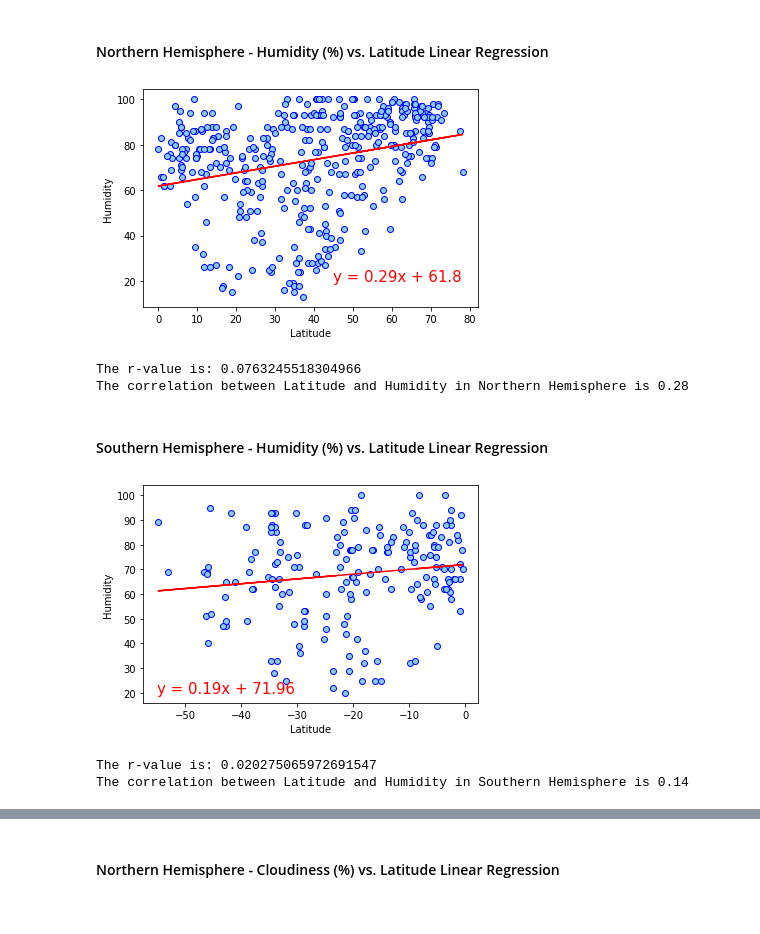
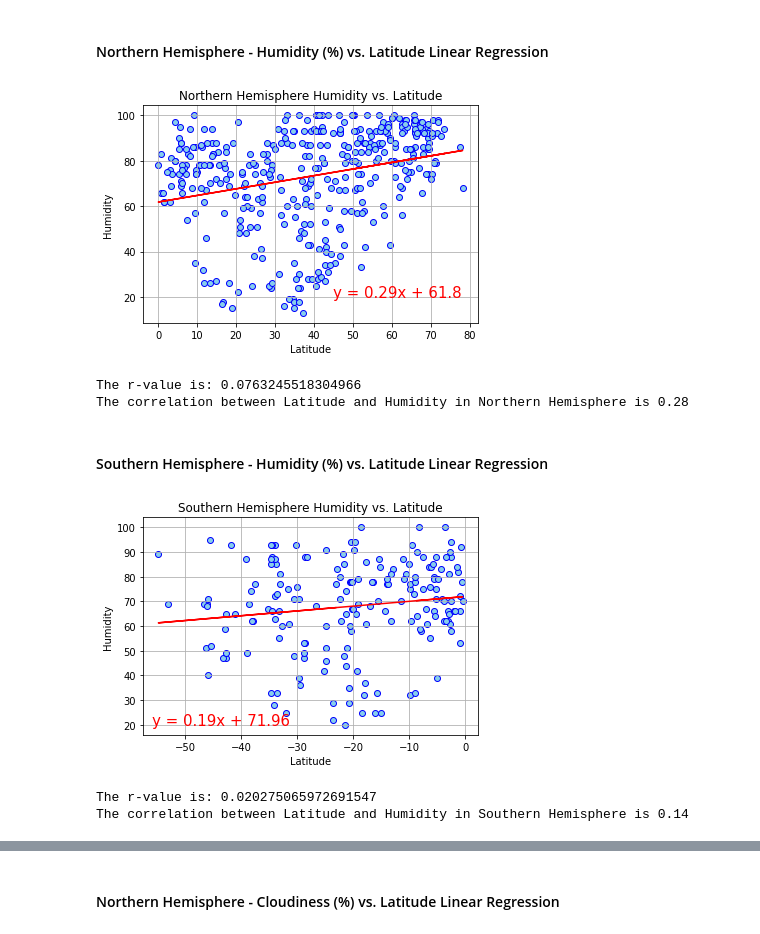
Before and after one commit to fereshtehaghaei/Python-API-Challenge, a Jupyter notebook: WeatherPy/WeatherPy.ipynb, the cells around one changed output, grey strips where cells are left out. Saved outputs shown, nothing was run; the diff lists cells and outputs as text; code cells hidden in the pictures.

```diff
--- a/WeatherPy/WeatherPy.ipynb
+++ b/WeatherPy/WeatherPy.ipynb
@@ -356,8 +356,8 @@ plt.show()
 ## Northern & Southern Hemisphere DataFrame
 # %%
 # Create Northern and Southern Hemisphere DataFrames
-northern_hemisphere = weather_data.loc[weather_data["Lat"] > 0]
-southern_hemisphere = weather_data.loc[weather_data["Lat"] < 0]
+northern_hemisphere = weather_data.loc[weather_data["Lat"] >= 0]
+southern_hemisphere = weather_data.loc[weather_data["Lat"] <= 0]
 
 #northern_hemisphere.head()
 #southern_hemisphere.head()
@@ -455,65 +457,67 @@ The correlation between Latitude and Max Temperature in Southern Hemisphere is 0
 # %% [markdown]
 ####  Northern Hemisphere - Humidity (%) vs. Latitude Linear Regression
 # %%
+# Create new x and y values for Northern Hemisphere
+x_values = northern_hemisphere['Lat']
+y_values = northern_hemisphere['Humidity']
+
 # Perform a linear regression on Northern Hemisphere Humidity(%) vs. Latitude
 (slope, intercept, rvalue, pvalue, stderr) = stats.linregress(x_values,y_values)
 
 # Get regression values:create equation of line to calculate Humidity vs. Latitude
 regress_values = x_values * slope + intercept
 
-
-# Create new x and y values for Northern Hemisphere
-x_values = northern_hemisphere['Lat']
-y_values = northern_hemisphere['Humidity']
-
 #Create a Scatter Plot for Lattitude vs Humidity of City
 plt.scatter(x_values,y_values, alpha = 1, marker = 'o', facecolors = 'skyblue', edgecolors ='blue')
 plt.xlabel("Latitude")
 plt.ylabel("Humidity")
+plt.title('Northern Hemisphere Humidity vs. Latitude')
+plt.grid(True)
 
 # Regression line on graph
 plt.plot(x_values, regress_values,"-", color='red')
 
 # linear equation
 line_eq = "y = " + str(round(slope,2)) + "x + " + str(round(intercept,2))
 
 # printing leaner equation on graph
 plt.annotate(line_eq,(45,20),fontsize=15,color="red")
 
 
 # Save the figure
 plt.savefig("../Images/Northern_Hem_Lat_vs_Humid_Scatterplot.png")
 
 # Display Graph
 plt.show()
 
 # R-Value
 print(f"The r-value is: {rvalue**2}")
 
 # Calculate the correlation coefficient
 print(f"The correlation between Latitude and Humidity in Northern Hemisphere is {round(st.pearsonr(x_values,y_values)[0],2)}")
 # %% [output]
-[figure, old version]
+[figure, new version]
 The r-value is: 0.0763245518304966
 The correlation between Latitude and Humidity in Northern Hemisphere is 0.28
 # %% [markdown]
 ####  Southern Hemisphere - Humidity (%) vs. Latitude Linear Regression
 # %%
+# Create new x and y values for Southern Hemisphere
+x_values = southern_hemisphere['Lat']
+y_values = southern_hemisphere['Humidity']
+
 # Perform a linear regression on Southern Hemisphere Humidity(%) vs. Latitude
 (slope, intercept, rvalue, pvalue, stderr) = stats.linregress(x_values,y_values)
 
 # Get regression values:create equation of line to calculate Humidity vs. Latitude
 regress_values = x_values * slope + intercept
 
-
-# Create new x and y values for Southern Hemisphere
-x_values = southern_hemisphere['Lat']
-y_values = southern_hemisphere['Humidity']
-
 #Create a Scatter Plot for Lattitude vs Humidity of City
 plt.scatter(x_values,y_values, alpha = 1, marker = 'o', facecolors = 'skyblue', edgecolors ='blue')
 plt.xlabel("Latitude")
 plt.ylabel("Humidity")
+plt.title('Southern Hemisphere Humidity vs. Latitude')
+plt.grid(True)
 
 # Regression line on graph
 plt.plot(x_values, regress_values,"-", color='red')
@@ -522,7 +526,7 @@ plt.plot(x_values, regress_values,"-", color='red')
 line_eq = "y = " + str(round(slope,2)) + "x + " + str(round(intercept,2))
 
 # printing leaner equation on graph
-plt.annotate(line_eq,(-55,20),fontsize=15,color="red")
+plt.annotate(line_eq,(-56,20),fontsize=15,color="red")
 
 
 # Save the figure
@@ -537,6 +541,6 @@ print(f"The r-value is: {rvalue**2}")
 # Calculate the correlation coefficient
 print(f"The correlation between Latitude and Humidity in Southern Hemisphere is {round(st.pearsonr(x_values,y_values)[0],2)}")
 # %% [output]
-[figure, old version]
+[figure, new version]
 The r-value is: 0.020275065972691547
 The correlation between Latitude and Humidity in Southern Hemisphere is 0.14
```
Also changed, not shown: parts of 11 cells of this notebook, 16 other files.
